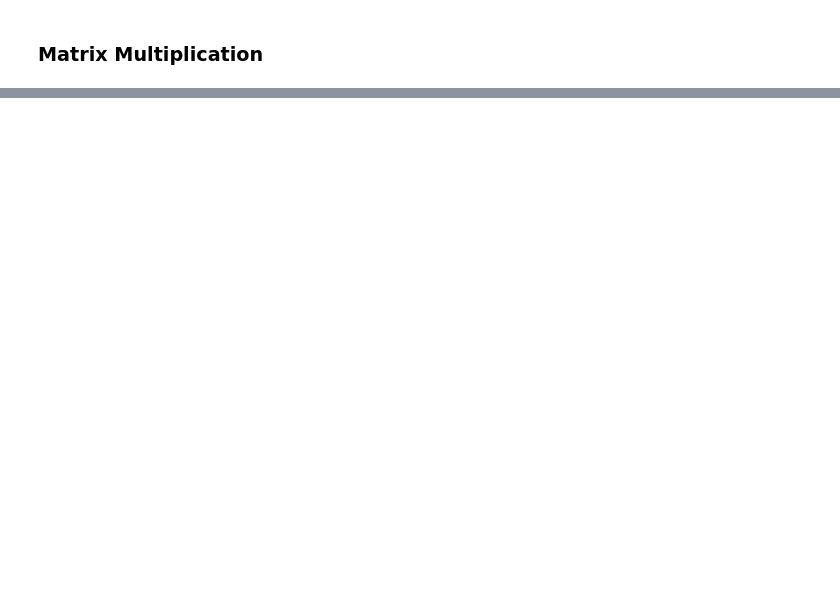
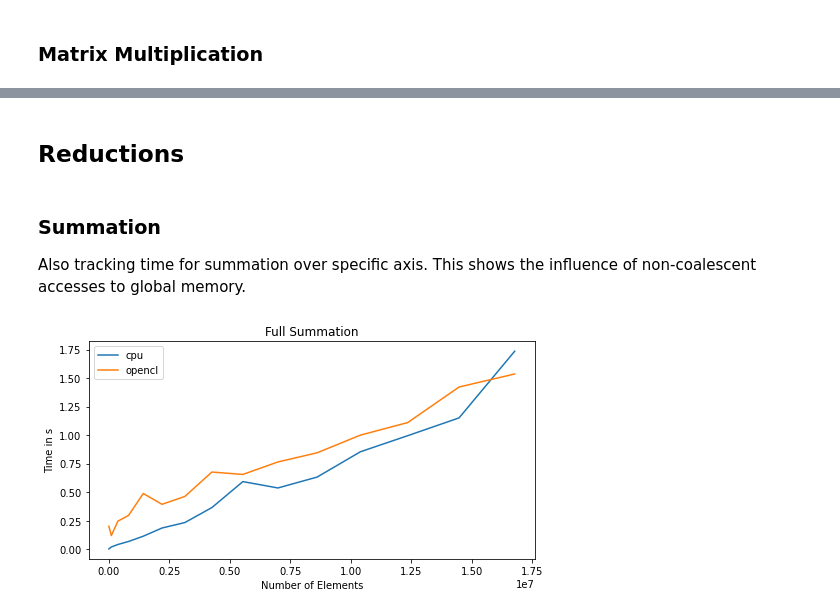
Before and after one commit to ndoll1998/lightgrad, a Jupyter notebook: notebooks/Speed.ipynb, the cells around one changed output, grey strips where cells are left out. Saved outputs shown, nothing was run; the diff lists cells and outputs as text; code cells hidden in the pictures; blank space fills up the shorter version.

Commit message:
Reduction

```diff
--- a/notebooks/Speed.ipynb
+++ b/notebooks/Speed.ipynb
@@ -130,0 +133,26 @@ plot_time_series("Matrix Multiplication", sizes**2, cpu=cpu_times, opencl=opencl
+# %% [markdown]
+## Reductions
+# %%
+sizes = np.linspace(32, 4096, num=15).astype(np.int32) # actually will be squarred
+# create tensors
+a_numpy = np.random.uniform(-1, 1, size=[sizes.max()]*2).astype(np.float32)
+a_cpu = CpuTensor.from_numpy(a_numpy)
+a_opencl = OpenCLTensor.from_numpy(a_numpy, device=d)
+# %% [markdown]
+### Summation
+Also tracking time for summation over specific axis. This shows the influence of non-coalescent accesses to global memory.
+# %%
+cpu_times, opencl_times = [], []
+# pre-compile
+a_opencl.sum()
+# timing loop
+for s in tqdm(sizes):
+    # get sub-tensors
+    a_cpu_sub, a_opencl_sub = a_cpu[:s, :s], a_opencl[:s, :s]
+    # timeit
+    cpu_times.append(timeit("a_cpu_sub.sum()", globals=globals(), number=100))
+    opencl_times.append(timeit("a_opencl_sub.sum()", globals=globals(), number=100))
+# plot
+plot_time_series("Full Summation", sizes**2, cpu=cpu_times, opencl=opencl_times)
+# %% [output]
+[figure, added]
```
Also changed, not shown: parts of 8 cells of this notebook.
